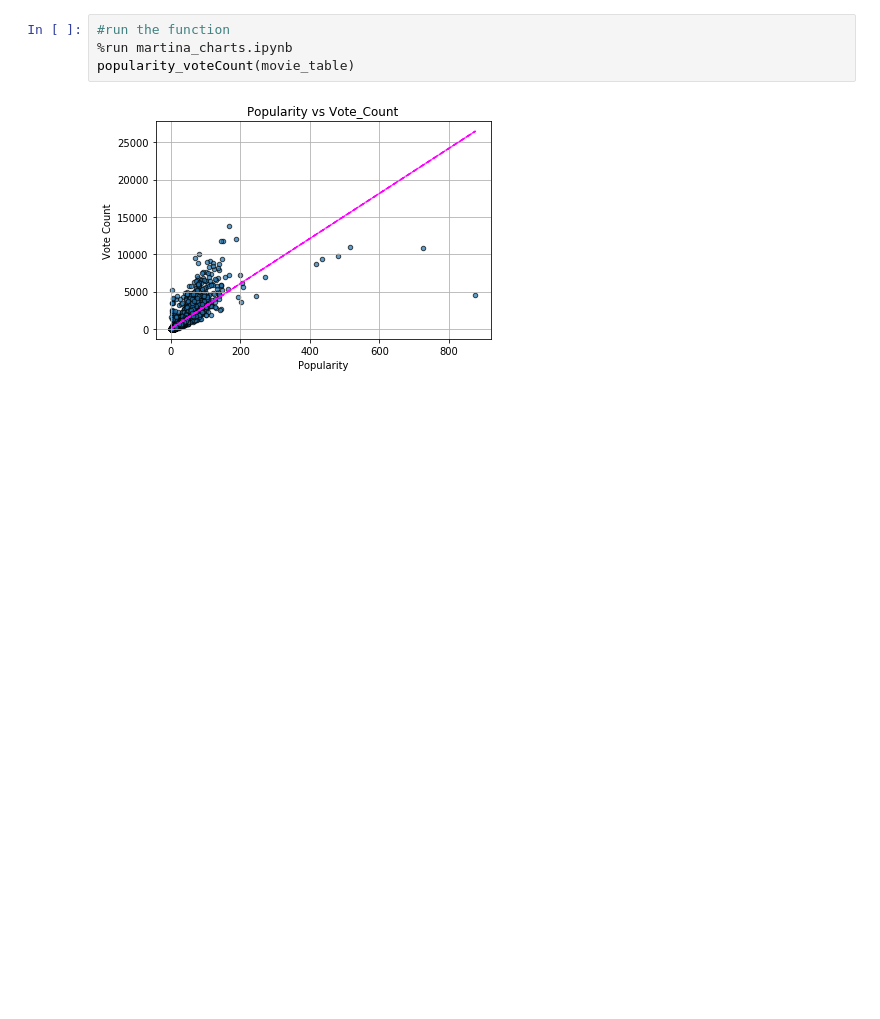
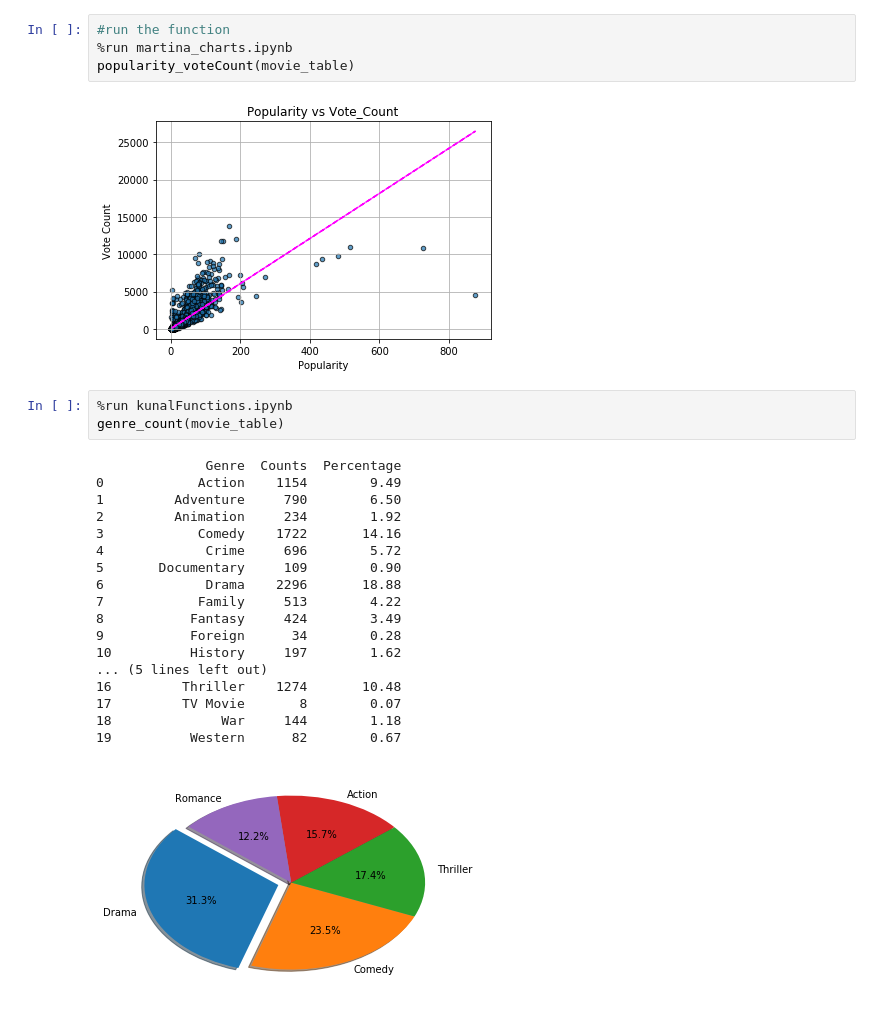
Before and after one commit to jqckie/Project1_Team1, a Jupyter notebook: martina_visualization.ipynb, the cells around one changed output. Saved outputs shown, nothing was run; the diff lists cells and outputs as text; blank space fills up the shorter version.

Commit message:
functions for kunal work

```diff
--- a/martina_visualization.ipynb
+++ b/martina_visualization.ipynb
@@ -46,3 +46,25 @@ Decade
 popularity_voteCount(movie_table)
 # %% [output]
 [figure]
+# %%
+%run kunalFunctions.ipynb
+genre_count(movie_table)
+# %% [output]
+              Genre  Counts  Percentage
+0            Action    1154        9.49
+1         Adventure     790        6.50
+2         Animation     234        1.92
+3            Comedy    1722       14.16
+4             Crime     696        5.72
+5       Documentary     109        0.90
+6             Drama    2296       18.88
+7            Family     513        4.22
+8           Fantasy     424        3.49
+9           Foreign      34        0.28
+10          History     197        1.62
+... (5 lines left out)
+16         Thriller    1274       10.48
+17         TV Movie       8        0.07
+18              War     144        1.18
+19          Western      82        0.67
+[figure, added]
```
Also changed, not shown: parts of 2 cells of this notebook, 2 other files.
